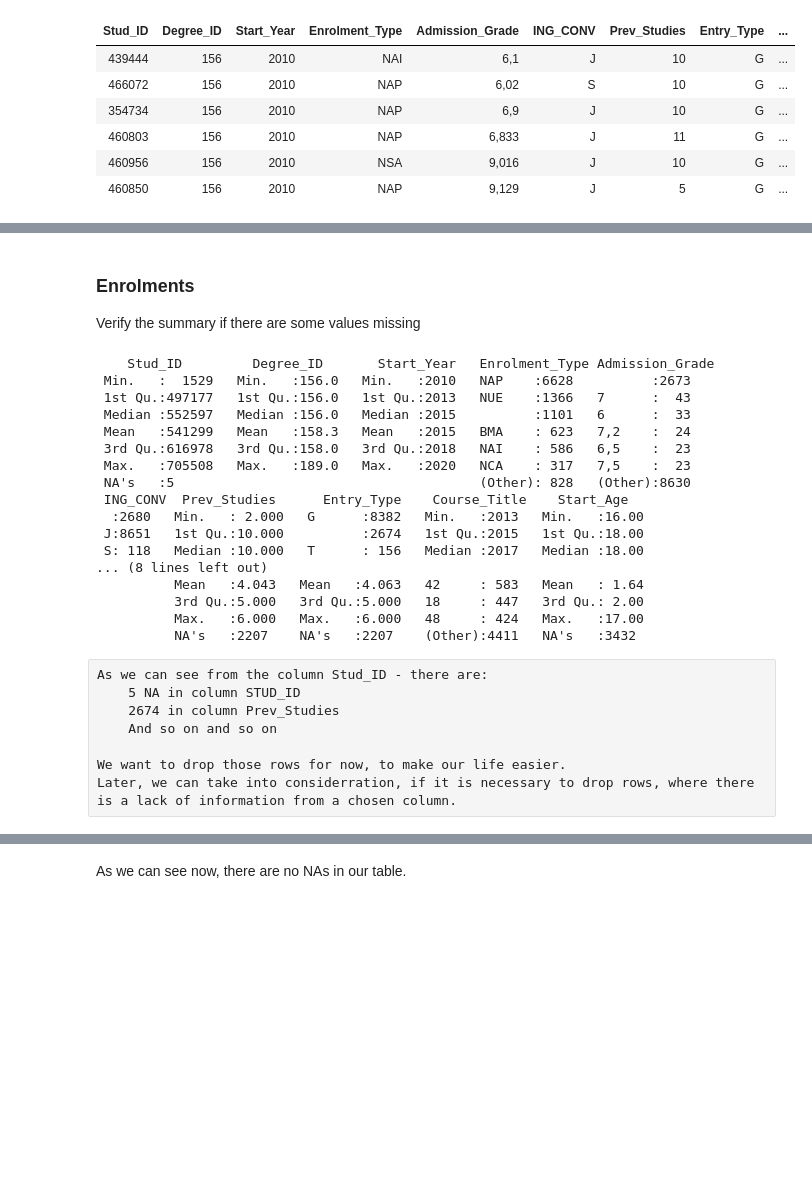
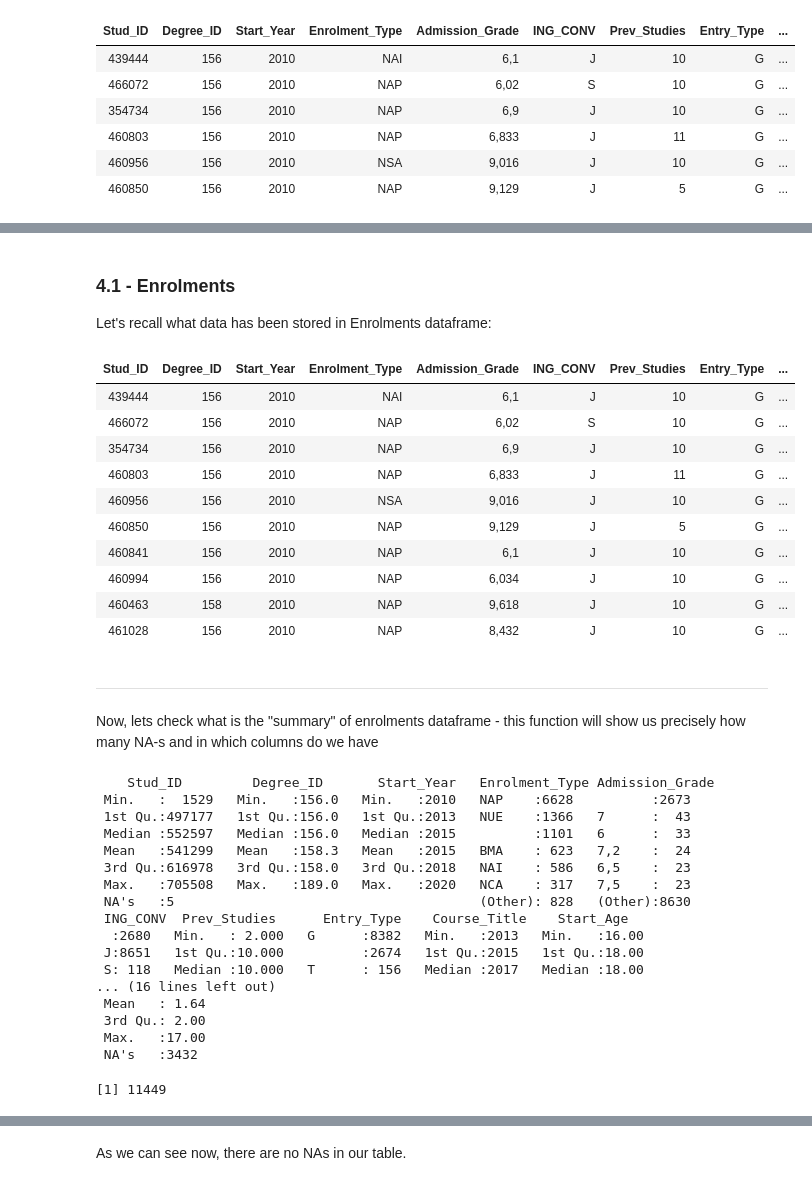
Before and after one commit to adamKuzanski/EduucatonalDataAnalysis, a Jupyter notebook: dataAnalysis.ipynb, the cells around one changed output, grey strips where cells are left out. Cells and saved outputs as stored; diff of their text form; code cells hidden in the pictures; blank space fills up the shorter version.

Commit message:
Start data cleaning before analysis (enrolments)

```diff
--- a/dataAnalysis.ipynb
+++ b/dataAnalysis.ipynb
@@ -263,8 +275,27 @@ To make our life easier, lets drop all NA values
 # %% [markdown]
-### Enrolments
-Verify the summary if there are some values missing
+### 4.1 - Enrolments
+Let's recall what data has been stored in Enrolments dataframe:
+# %%
+head(enrolments_df, 10)
+# %% [output]
+| Stud_ID | Degree_ID | Start_Year | Enrolment_Type | Admission_Grade | ING_CONV | Prev_Studies | Entry_Type | ... |
+| 439444 | 156 | 2010 | NAI | 6,1 | J | 10 | G | ... |
+| 466072 | 156 | 2010 | NAP | 6,02 | S | 10 | G | ... |
+| 354734 | 156 | 2010 | NAP | 6,9 | J | 10 | G | ... |
+| 460803 | 156 | 2010 | NAP | 6,833 | J | 11 | G | ... |
+| 460956 | 156 | 2010 | NSA | 9,016 | J | 10 | G | ... |
+| 460850 | 156 | 2010 | NAP | 9,129 | J | 5 | G | ... |
+| 460841 | 156 | 2010 | NAP | 6,1 | J | 10 | G | ... |
+| 460994 | 156 | 2010 | NAP | 6,034 | J | 10 | G | ... |
+| 460463 | 158 | 2010 | NAP | 9,618 | J | 10 | G | ... |
+| 461028 | 156 | 2010 | NAP | 8,432 | J | 10 | G | ... |
+# %% [markdown]
+______________
+Now, lets check what is the "summary" of enrolments dataframe - this function will show us precisely how many NA-s and in which columns do we have
 # %%
+# library(kableExtra)
 summary(enrolments_df)
+nrow(enrolments_df)
 # %% [output]
     Stud_ID         Degree_ID       Start_Year   Enrolment_Type Admission_Grade
  Min.   :  1529   Min.   :156.0   Min.   :2010   NAP    :6628          :2673
@@ -278,16 +309,9 @@ summary(enrolments_df)
   :2680   Min.   : 2.000   G      :8382   Min.   :2013   Min.   :16.00
  J:8651   1st Qu.:10.000          :2674   1st Qu.:2015   1st Qu.:18.00
  S: 118   Median :10.000   T      : 156   Median :2017   Median :18.00
-... (8 lines left out)
-          Mean   :4.043   Mean   :4.063   42     : 583   Mean   : 1.64
-          3rd Qu.:5.000   3rd Qu.:5.000   18     : 447   3rd Qu.: 2.00
-          Max.   :6.000   Max.   :6.000   48     : 424   Max.   :17.00
-          NA's   :2207    NA's   :2207    (Other):4411   NA's   :3432
+... (16 lines left out)
+ Mean   : 1.64
+ 3rd Qu.: 2.00
+ Max.   :17.00
+ NA's   :3432
+[1] 11449
-# %% [raw]
-As we can see from the column Stud_ID - there are:
-    5 NA in column STUD_ID
-    2674 in column Prev_Studies
-    And so on and so on
-
-We want to drop those rows for now, to make our life easier.
-Later, we can take into considerration, if it is necessary to drop rows, where there is a lack of information from a chosen column.
```
Also changed, not shown: parts of 30 cells of this notebook.
